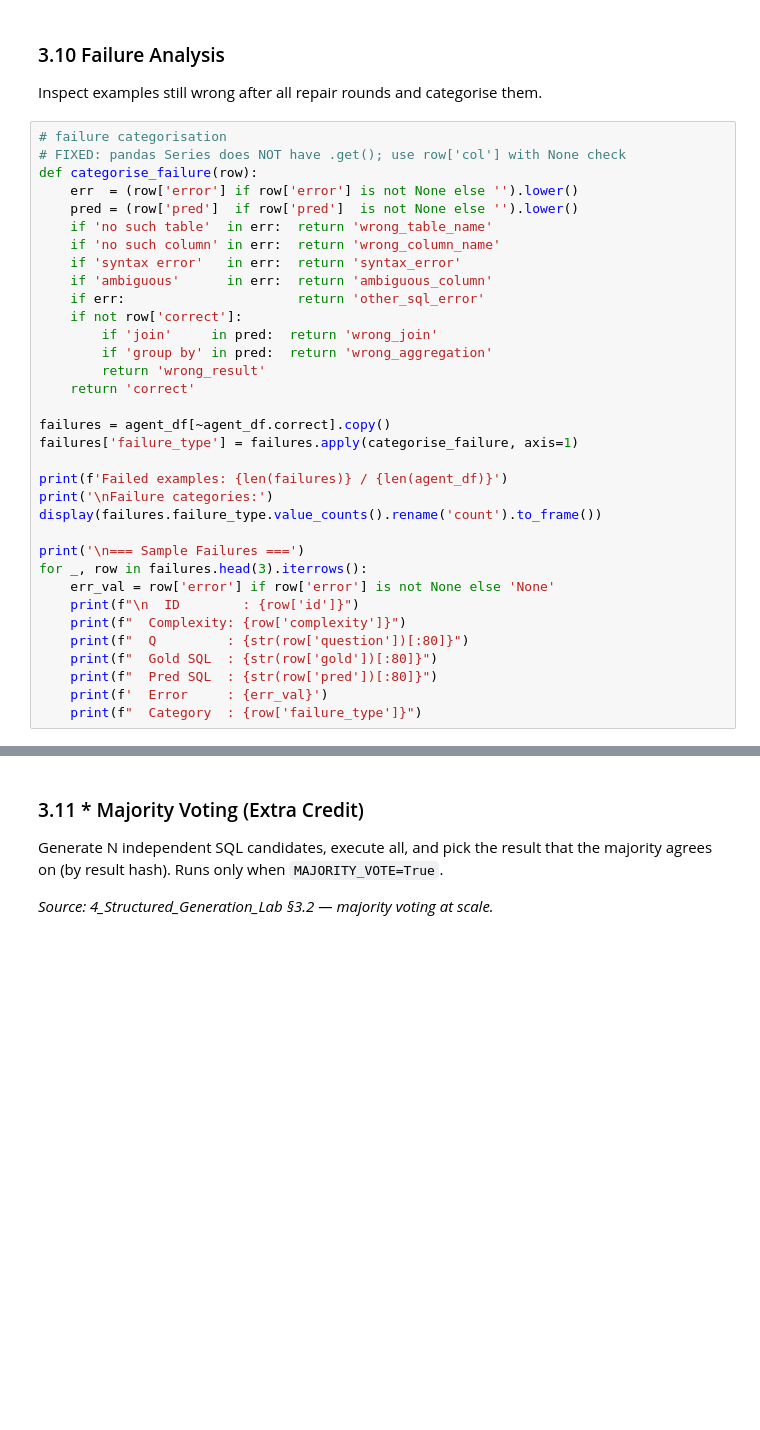
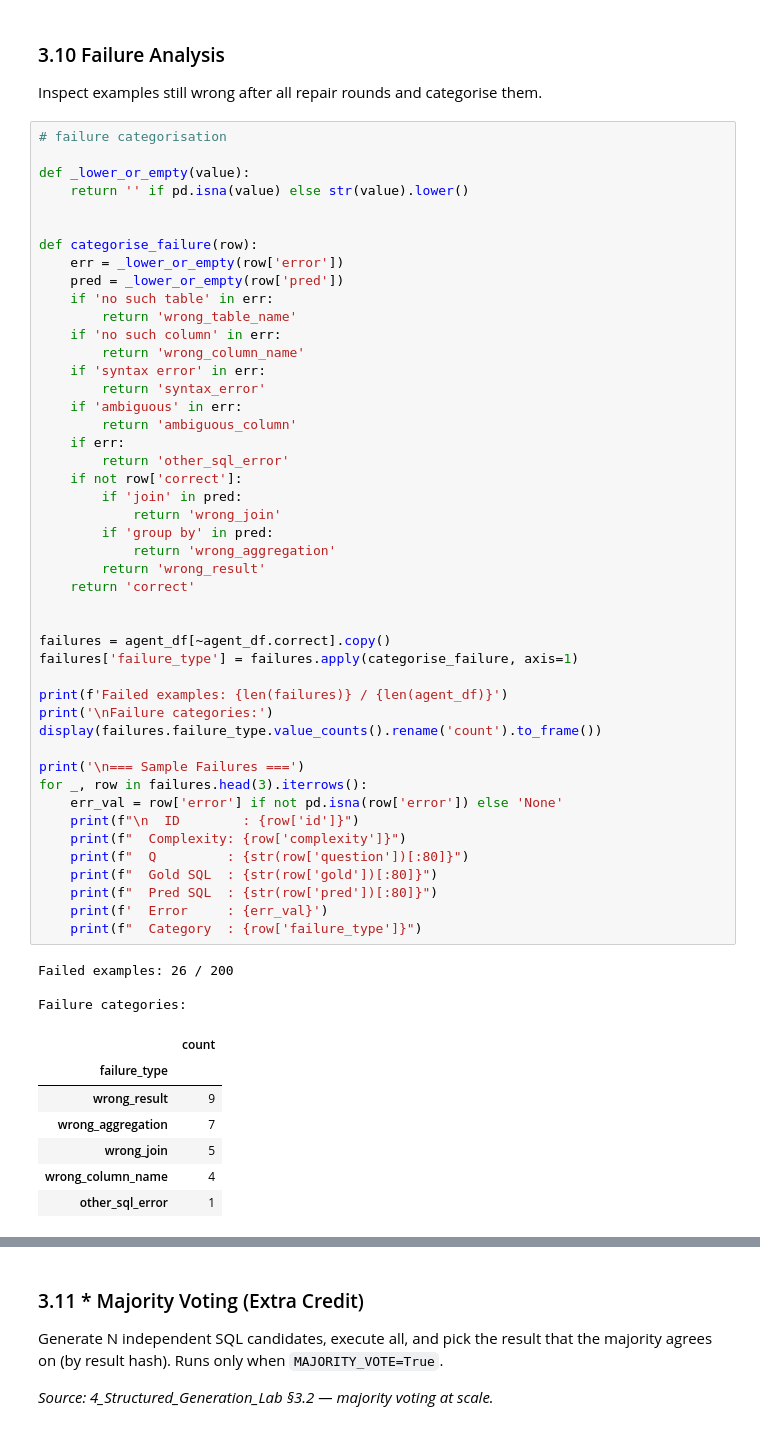
Before and after one commit to Pappu-Meghana-Sharma/p05-text-to-sql-analyst, a Jupyter notebook: p05_part3_agent.ipynb, the cells around one changed output, grey strips where cells are left out. Drawn from its saved outputs; the diff is of its cells as text; blank space fills up the shorter version.

```diff
--- a/p05_part3_agent.ipynb
+++ b/p05_part3_agent.ipynb
@@ -1583,35 +1794,58 @@ print('Saved -> agent_repair_summary.png')
 Inspect examples still wrong after all repair rounds and categorise them.
 # %%
 # failure categorisation
-# FIXED: pandas Series does NOT have .get(); use row['col'] with None check
+
+def _lower_or_empty(value):
+    return '' if pd.isna(value) else str(value).lower()
+
+
 def categorise_failure(row):
-    err  = (row['error'] if row['error'] is not None else '').lower()
-    pred = (row['pred']  if row['pred']  is not None else '').lower()
-    if 'no such table'  in err:  return 'wrong_table_name'
-    if 'no such column' in err:  return 'wrong_column_name'
-    if 'syntax error'   in err:  return 'syntax_error'
-    if 'ambiguous'      in err:  return 'ambiguous_column'
-    if err:                      return 'other_sql_error'
+    err = _lower_or_empty(row['error'])
+    pred = _lower_or_empty(row['pred'])
+    if 'no such table' in err:
+        return 'wrong_table_name'
+    if 'no such column' in err:
+        return 'wrong_column_name'
+    if 'syntax error' in err:
+        return 'syntax_error'
+    if 'ambiguous' in err:
+        return 'ambiguous_column'
+    if err:
+        return 'other_sql_error'
     if not row['correct']:
-        if 'join'     in pred:  return 'wrong_join'
-        if 'group by' in pred:  return 'wrong_aggregation'
+        if 'join' in pred:
+            return 'wrong_join'
+        if 'group by' in pred:
+            return 'wrong_aggregation'
         return 'wrong_result'
     return 'correct'
+
 
 failures = agent_df[~agent_df.correct].copy()
 failures['failure_type'] = failures.apply(categorise_failure, axis=1)
 
 print(f'Failed examples: {len(failures)} / {len(agent_df)}')
 print('\nFailure categories:')
 display(failures.failure_type.value_counts().rename('count').to_frame())
 
 print('\n=== Sample Failures ===')
 for _, row in failures.head(3).iterrows():
-    err_val = row['error'] if row['error'] is not None else 'None'
+    err_val = row['error'] if not pd.isna(row['error']) else 'None'
     print(f"\n  ID        : {row['id']}")
     print(f"  Complexity: {row['complexity']}")
     print(f"  Q         : {str(row['question'])[:80]}")
     print(f"  Gold SQL  : {str(row['gold'])[:80]}")
     print(f"  Pred SQL  : {str(row['pred'])[:80]}")
     print(f'  Error     : {err_val}')
     print(f"  Category  : {row['failure_type']}")
+# %% [output]
+Failed examples: 26 / 200
+
+Failure categories:
+|  | count |
+| failure_type |  |
+| wrong_result | 9 |
+| wrong_aggregation | 7 |
+| wrong_join | 5 |
+| wrong_column_name | 4 |
+| other_sql_error | 1 |
```
Also changed, not shown: parts of 38 cells of this notebook, 20 other files.
